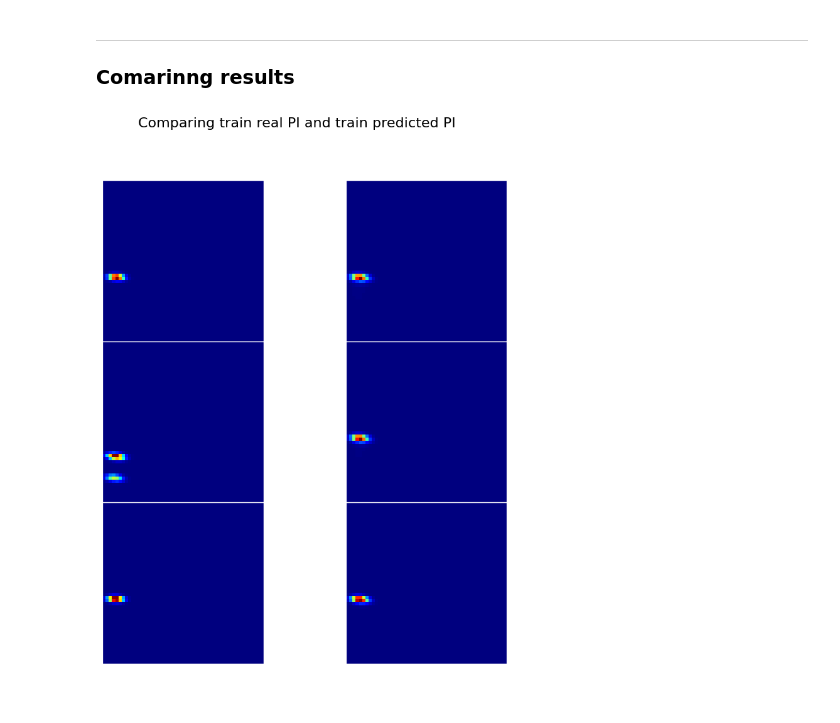
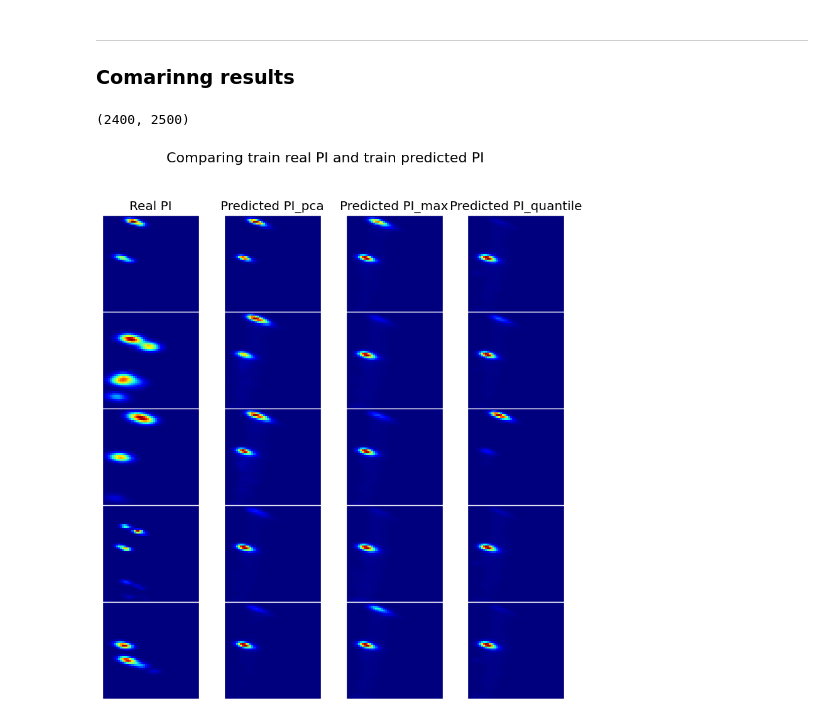
Before and after one commit to Verdangeta/TDA_experiments, a Jupyter notebook: Cross_RipsNet.ipynb, the cells around one changed output. Drawn from its saved outputs; the diff is of its cells as text; code cells hidden in the pictures.

```diff
--- a/Cross_RipsNet.ipynb
+++ b/Cross_RipsNet.ipynb
@@ -483,7 +509,7 @@ dropout_rate = 0.2
 optim = tf.keras.optimizers.Adamax(learning_rate=1e-4)
 inputs_1 = tf.keras.Input(shape=(None,2), dtype ="float32", ragged=True)
 inputs_2 = tf.keras.Input(shape=(None,2), dtype ="float32", ragged=True)
-inputs_dist = tf.keras.Input(shape=(N_points, 30), dtype ="float32", ragged=False)
+inputs_dist = tf.keras.Input(shape=(N_points, 60), dtype ="float32", ragged=False)
 
 x = DenseRagged(units=30, use_bias=True, activation='relu')(inputs_1)
 x = DenseRagged(units=20, use_bias=True, activation='relu')(x)
@@ -575,7 +600,7 @@ print("Distance maatrix calculationn took --- %s seconds ---" % (time.time() - s
 # %%
 from sklearn.decomposition import PCA
 
-n_features = 30
+n_features = 60
 # %%
 start_time = time.time()
 
@@ -587,7 +614,7 @@ print("Distance matrix reducted by PCA for --- %s seconds ---" % (time.time() -
 # %%
 start_time = time.time()
 
-pdist_train_reducted_max = pdist_train[np.argsort(pdist_train, axis = 1)[:n_features]]
-pdist_test_reducted_max = pdist_test[np.argsort(pdist_test, axis = 1)[:n_features]]
+pdist_train_reducted_max = np.sort(pdist_train, axis=2)[:,:,:n_features]
+pdist_test_reducted_max = np.sort(pdist_test, axis=2)[:,:,:n_features]
 
 print("Distance matrix reducted by MAX for --- %s seconds ---" % (time.time() - start_time))
@@ -594,9 +623,9 @@ print("Distance matrix reducted by MAX for --- %s seconds ---" % (time.time() -
 # %%
 start_time = time.time()
 
-percentiles = np.linspace(0, 100, 30)
+percentiles = np.linspace(0, 100, n_features)
 
-pdist_train_reducted_quant = np.percentile(pdist_train, percentiles, axis=1, method = "closest_observation")
-pdist_test_reducted_quant = pdist_test[np.argsort(pdist_test, percentiles, axis = 1,  method = "closest_observation")
+pdist_train_reducted_quant = np.percentile(pdist_train, percentiles, axis=-1, method = "closest_observation").transpose((1,2,0))
+pdist_test_reducted_quant = np.percentile(pdist_test, percentiles, axis=-1,  method = "closest_observation").transpose((1,2,0))
 
 print("Distance matrix reducted by Quantile for --- %s seconds ---" % (time.time() - start_time))
@@ -668,37 +726,42 @@ print("Model fitted for --- %s seconds ---" % (time.time() - start_time))
 # %% [markdown]
 ---
 ### Comarinng results
+# %%
+PI_train.shape
+# %% [output]
+(2400, 2500)
 # %%
 fig = plt.figure(figsize=(10, 10))
 fig.suptitle(f"Comparing train real PI and train predicted PI", fontsize=16)
-gs = gridspec.GridSpec(3, 4, width_ratios=[1,1], wspace=0.0, hspace=0.0)
-for i in range(3):
+gs = gridspec.GridSpec(5, 4, width_ratios=[1,1,1,1], wspace=0.0, hspace=0.0)
+for i in range(5):
+    idx = 1000*2+35*i
     ax = plt.subplot(gs[i,0])
-    ax.imshow(np.flip(np.reshape(PI_train[200*i+60], [50,50]), 0), cmap='jet')
+    ax.imshow(np.flip(np.reshape(PI_train[idx], [50,50]), 0), cmap='jet')
     if i == 0:
         plt.title("Real PI")
     plt.xticks([])
     plt.yticks([])
 
     ax = plt.subplot(gs[i,1])
-    ax.imshow(np.flip(np.reshape(train_PI_prediction_second_type_pca[200*i+1], [50,50]), 0), cmap='jet')
+    ax.imshow(np.flip(np.reshape(train_PI_prediction_second_type_pca[idx], [50,50]), 0), cmap='jet')
     if i == 0:
         plt.title("Predicted PI_pca")
     plt.xticks([])
     plt.yticks([])
 
     ax = plt.subplot(gs[i,2])
-    ax.imshow(np.flip(np.reshape(train_PI_prediction_second_type_max[200*i+1], [50,50]), 0), cmap='jet')
+    ax.imshow(np.flip(np.reshape(train_PI_prediction_second_type_max[idx], [50,50]), 0), cmap='jet')
     if i == 0:
         plt.title("Predicted PI_max")
     plt.xticks([])
     plt.yticks([])
 
     ax = plt.subplot(gs[i,3])
-    ax.imshow(np.flip(np.reshape(train_PI_prediction_second_type_quant[200*i+1], [50,50]), 0), cmap='jet')
+    ax.imshow(np.flip(np.reshape(train_PI_prediction_second_type_quant[idx], [50,50]), 0), cmap='jet')
     if i == 0:
         plt.title("Predicted PI_quantile")
     plt.xticks([])
     plt.yticks([])
 # %% [output]
-[figure, old version]
+[figure, new version]
```
Also changed, not shown: parts of 26 cells of this notebook, 3 other files.
